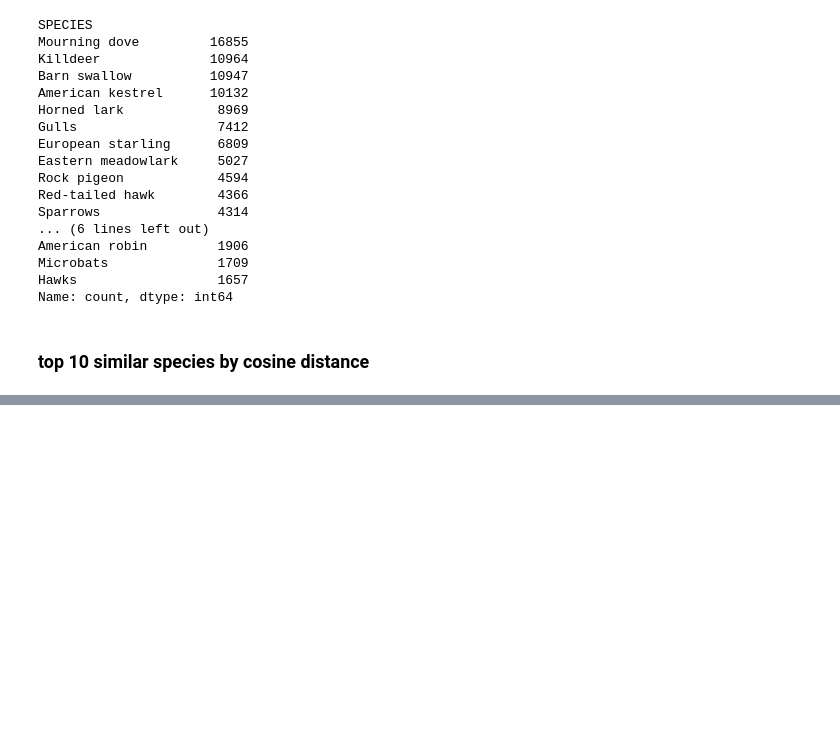
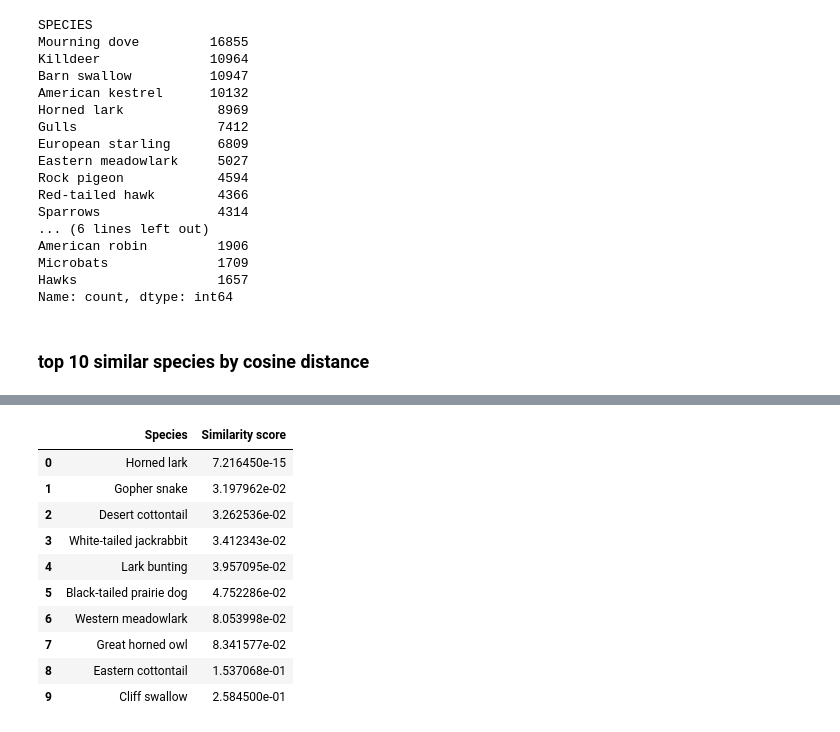
Before and after one commit to green-638/inst414_module3_assignment, a Jupyter notebook: assignment3.ipynb, the cells around one changed output, grey strips where cells are left out. Cells and saved outputs as stored; diff of their text form; code cells hidden in the pictures; blank space fills up the shorter version.

```diff
--- a/assignment3.ipynb
+++ b/assignment3.ipynb
@@ -175,0 +176,15 @@ Snow bunting 0.23581053056209056
+# %%
+# horned lark
+dataframes[1]
+# %% [output]
+|  | Species | Similarity score |
+| 0 | Horned lark | 7.216450e-15 |
+| 1 | Gopher snake | 3.197962e-02 |
+| 2 | Desert cottontail | 3.262536e-02 |
+| 3 | White-tailed jackrabbit | 3.412343e-02 |
+| 4 | Lark bunting | 3.957095e-02 |
+| 5 | Black-tailed prairie dog | 4.752286e-02 |
+| 6 | Western meadowlark | 8.053998e-02 |
+| 7 | Great horned owl | 8.341577e-02 |
+| 8 | Eastern cottontail | 1.537068e-01 |
+| 9 | Cliff swallow | 2.584500e-01 |
```
Also changed, not shown: parts of 5 cells of this notebook.
